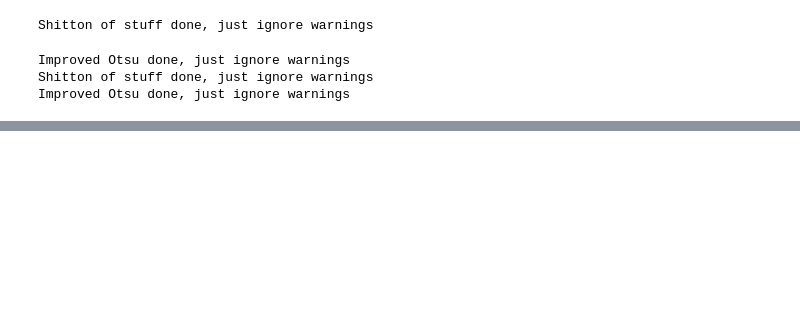
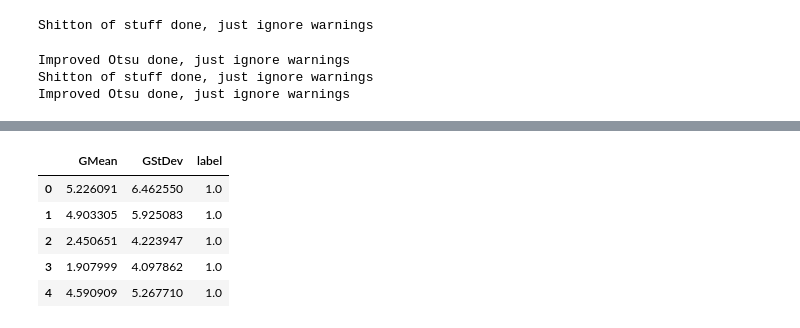
Before and after one commit to Frederik-Sofus/spot-deep-as-crack, a Jupyter notebook: Crack Detection/stdev_mean-Copy1.ipynb, the cells around one changed output, grey strips where cells are left out. Saved outputs shown, nothing was run; the diff lists cells and outputs as text; code cells hidden in the pictures; blank space fills up the shorter version.

```diff
--- a/Crack Detection/stdev_mean-Copy1.ipynb
+++ b/Crack Detection/stdev_mean-Copy1.ipynb
@@ -302,0 +349,14 @@ plt.scatter(df.Mean, df.StDev, c=df.label)
+# %%
+# Create dataframe
+df = pd.DataFrame(np.column_stack([result_mean_grad, result_stdev_grad, labels]),
+                  index=range(SAMPLE_SIZE*2),
+                  columns=['GMean', 'GStDev', 'label'])
+
+df.head()
+# %% [output]
+|  | GMean | GStDev | label |
+| 0 | 5.226091 | 6.462550 | 1.0 |
+| 1 | 4.903305 | 5.925083 | 1.0 |
+| 2 | 2.450651 | 4.223947 | 1.0 |
+| 3 | 1.907999 | 4.097862 | 1.0 |
+| 4 | 4.590909 | 5.267710 | 1.0 |
```
Also changed, not shown: parts of 9 cells of this notebook, 4 other files.
